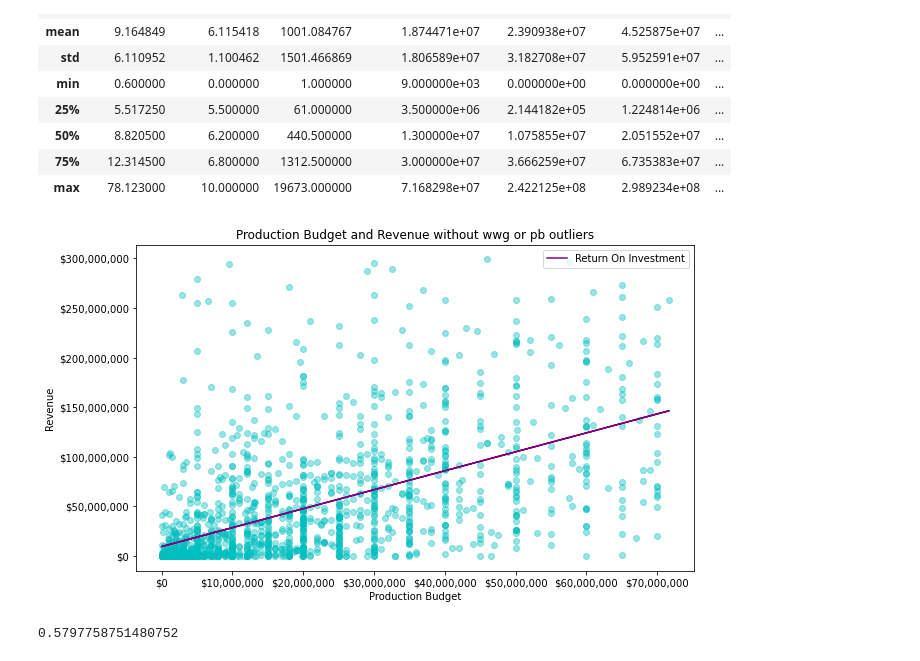
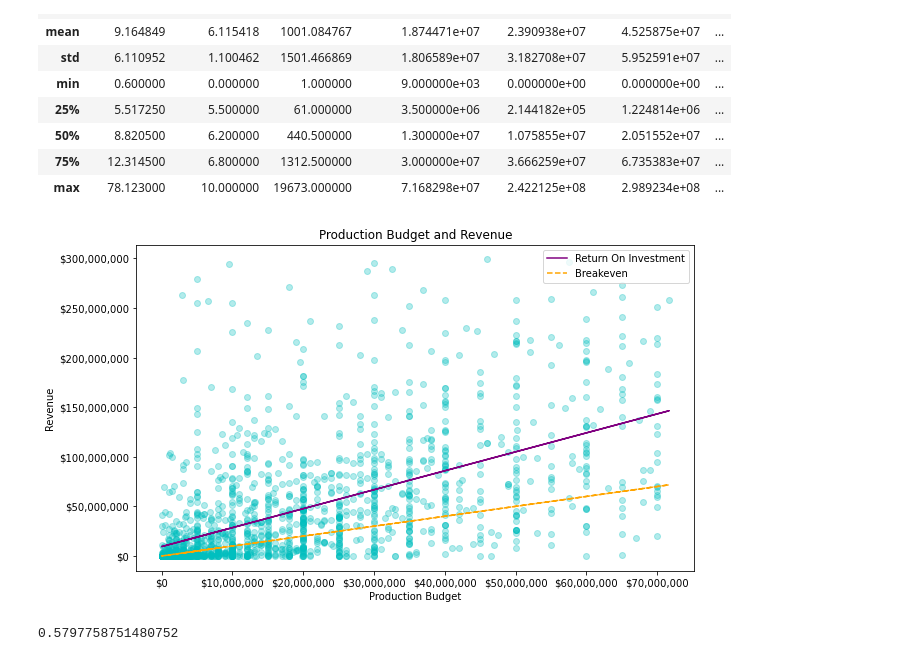
Before and after one commit to xiaohua-su/Film-Analysis, a Jupyter notebook: Analysis_of_Films.ipynb, the cells around one changed output. Cells and saved outputs as stored; diff of their text form; code cells hidden in the pictures.

Commit message:
Final graphs

```diff
--- a/Analysis_of_Films.ipynb
+++ b/Analysis_of_Films.ipynb
@@ -363,25 +365,28 @@ movies_without_wwg_or_pb_outliers.describe()
 # %%
 #graph of movies_without_wwg_or_pb_outliers
 fig, ax = plt.subplots(figsize=(10,6),)
 ax.ticklabel_format(style='plain')
-ax.scatter(movies_without_wwg_or_pb_outliers['production_budget'] , y = movies_without_wwg_or_pb_outliers['worldwide_gross'], alpha = .4, c="c")
+ax.scatter(movies_without_wwg_or_pb_outliers['production_budget'] , y = movies_without_wwg_or_pb_outliers['worldwide_gross'], alpha = .3, c="c")
 
 
 x=movies_without_wwg_or_pb_outliers['production_budget']
 y=movies_without_wwg_or_pb_outliers['worldwide_gross']
 m, b = np.polyfit(x,y,1)
 plt.plot(x, m*x + b, c="purple")
-plt.legend(['Return On Investment'])
+plt.legend(['Return On Investment'], )
 
+plt.plot(x, x, c="orange", ls="--")
+plt.legend(['Return On Investment', 'Breakeven'])
 
-ax.set_title('Production Budget and Revenue without wwg or pb outliers')
+ax.set_title('Production Budget and Revenue')
+
 ax.set_xlabel('Production Budget')
 ax.set_ylabel('Revenue')
 ax.yaxis.set_major_formatter(ticker.StrMethodFormatter('${x:,.0f}')) #adds commas to the int value
 ax.xaxis.set_major_formatter(ticker.StrMethodFormatter('${x:,.0f}'))
 plt.savefig('./Untitled Folder/Production Budget and Worldwide Gross without wwg or pb.png', bbox_inches = 'tight');
 # %% [output]
-[figure, old version]
+[figure, new version]
 # %%
 #checking the correlation coefficient of movies_without_wwg_or_pb_outliers
 np.corrcoef(movies_without_wwg_or_pb_outliers['production_budget'] , y = movies_without_wwg_or_pb_outliers['worldwide_gross'])[0][1]
```
Also changed, not shown: parts of 6 cells of this notebook, 1 other file.
